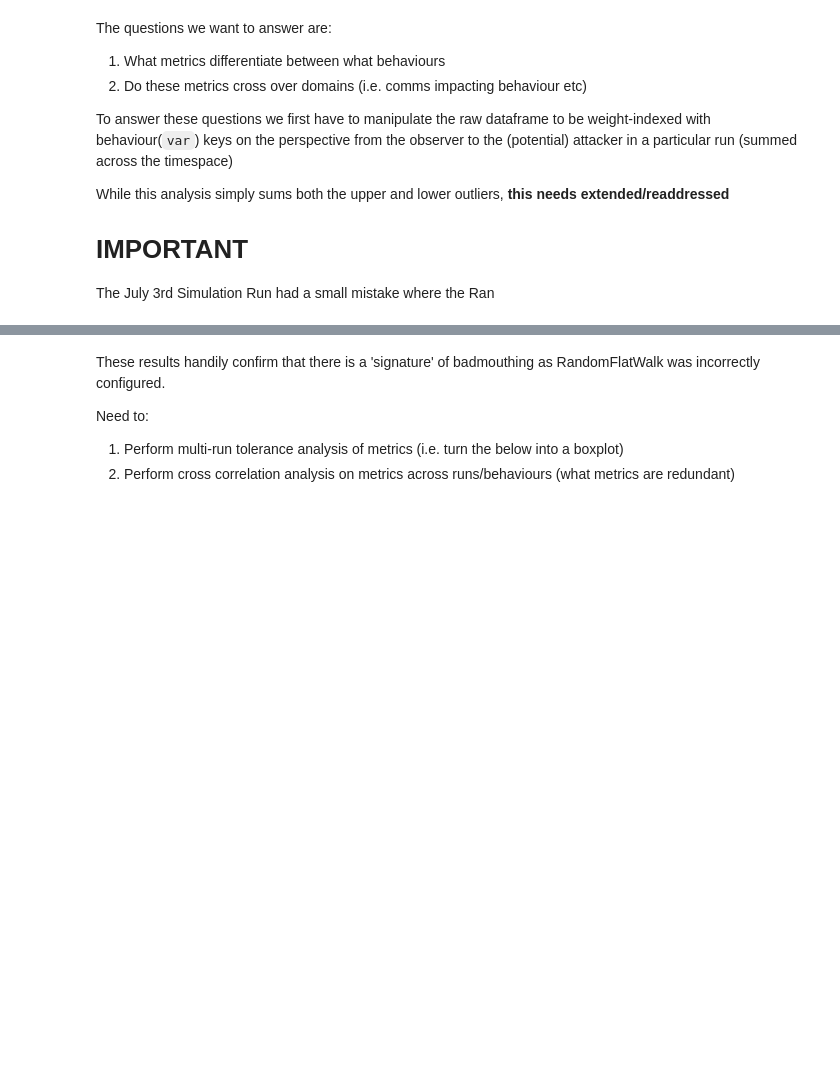
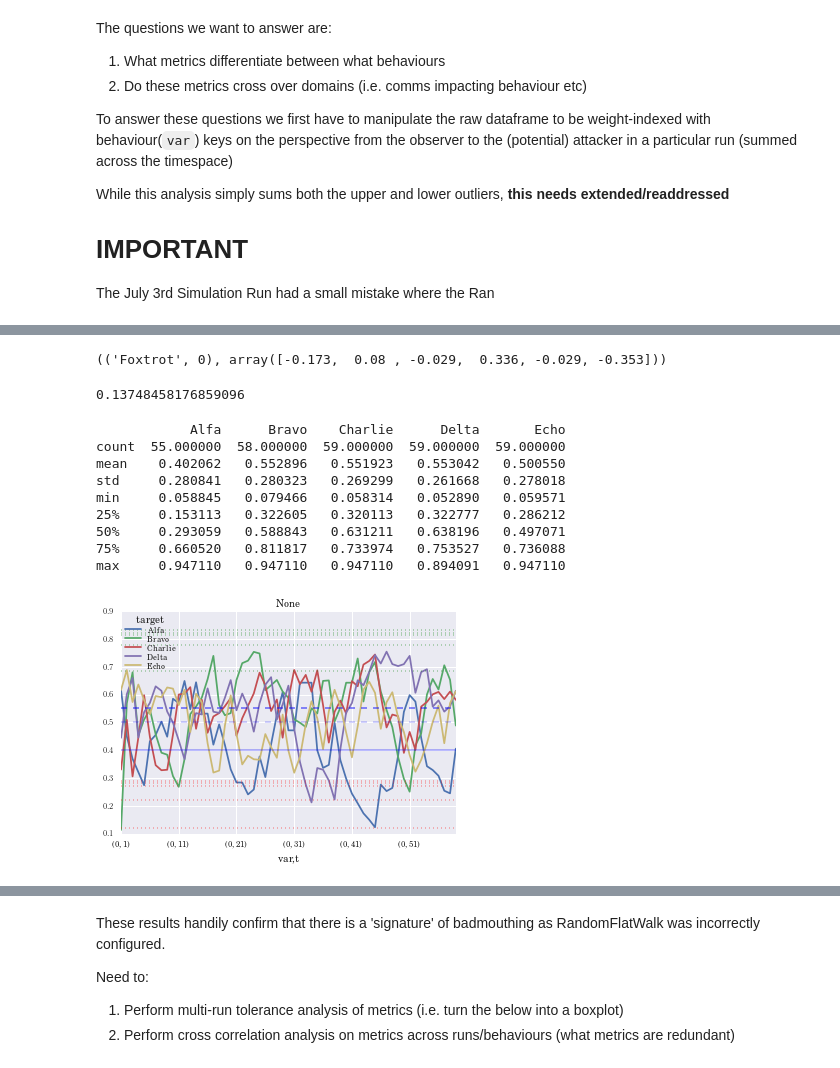
Before and after one commit to andrewbolster/aietes, a Jupyter notebook: scripts/notebooks/AIETES/AIETES Joint Behaviour Weight Assessment.ipynb, the cells around one changed output, grey strips where cells are left out. Drawn from its saved outputs; the diff is of its cells as text; code cells hidden in the pictures; blank space fills up the shorter version.

```diff
--- a/scripts/notebooks/AIETES/AIETES Joint Behaviour Weight Assessment.ipynb
+++ b/scripts/notebooks/AIETES/AIETES Joint Behaviour Weight Assessment.ipynb
@@ -106,0 +133,8 @@ AttributeError: 'DataFrame' object has no attribute 'observer'
+# %%
+group_keys, assessments = zip(*map(best_group_in_perspective,perspectives))
+# %%
+best_weight = combinations[np.argmax(assessments)]
+best_run = group_keys[np.argmax(assessments)]
+print(best_run, best_weight)
+# %% [output]
+(('Foxtrot', 0), array([-0.173,  0.08 , -0.029,  0.336, -0.029, -0.353]))
@@ -106,0 +146,28 @@ AttributeError: 'DataFrame' object has no attribute 'observer'
+# %%
+with pd.get_store(results_path + '.h5') as store:
+    test_trust_observations = store.trust.dropna()
+test_weight = Trust.generate_node_trust_perspective(
+    test_trust_observations[comm_keys].xs(target_str, level='var'),
+    metric_weights=pd.Series(best_weight))
+#plot_result(pd.stats.moments.ewma(test_weight, span=6), stds=False)
+# %%
+test_group = test_weight.groupby(level=['observer','run']).apply(assess)
+best_group = test_group.argmax()
+test_group[best_group]
+# %% [output]
+0.13748458176859096
+# %%
+plot_result(test_weight\
+            .xs(best_group, level=['observer','run'])\
+            .dropna(axis=1, how='all'), stds=True, spans=6)
+# %% [output]
+            Alfa      Bravo    Charlie      Delta       Echo
+count  55.000000  58.000000  59.000000  59.000000  59.000000
+mean    0.402062   0.552896   0.551923   0.553042   0.500550
+std     0.280841   0.280323   0.269299   0.261668   0.278018
+min     0.058845   0.079466   0.058314   0.052890   0.059571
+25%     0.153113   0.322605   0.320113   0.322777   0.286212
+50%     0.293059   0.588843   0.631211   0.638196   0.497071
+75%     0.660520   0.811817   0.733974   0.753527   0.736088
+max     0.947110   0.947110   0.947110   0.894091   0.947110
+[figure, added]
```
Also changed, not shown: parts of 14 cells of this notebook, 4 other files.
